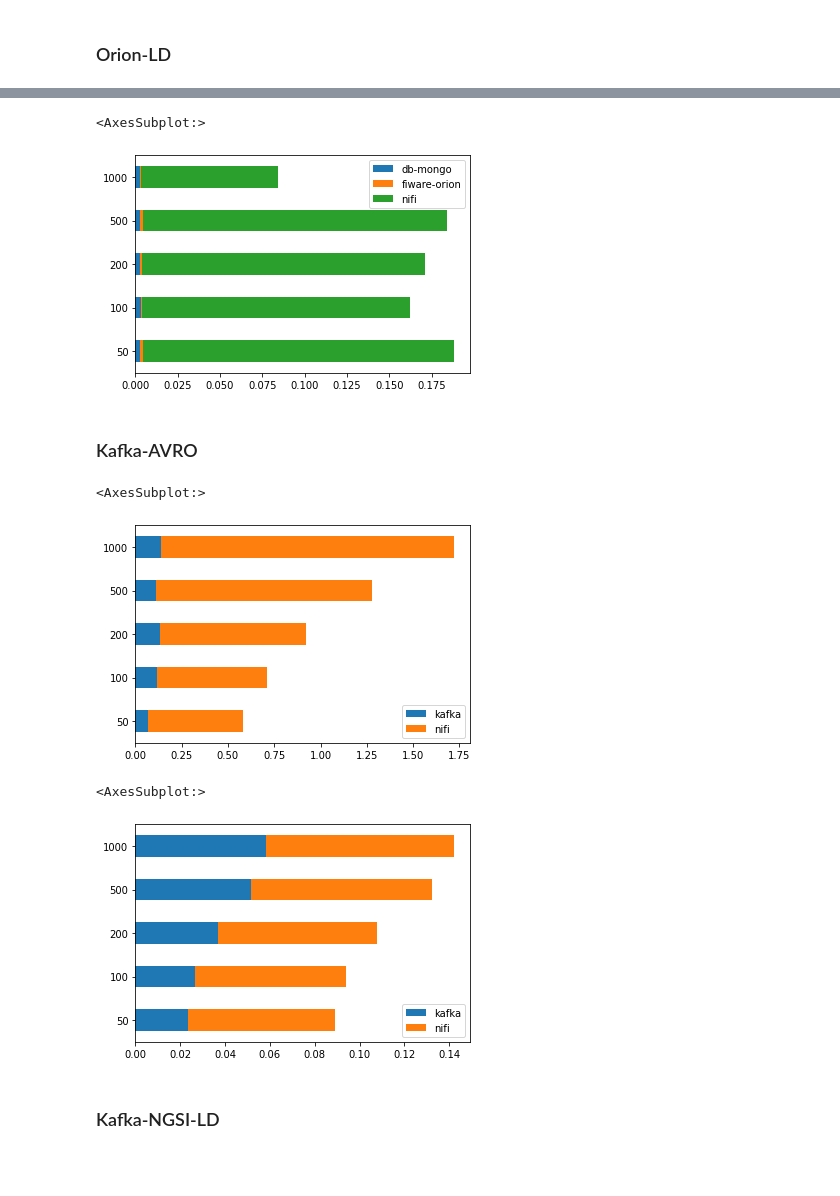
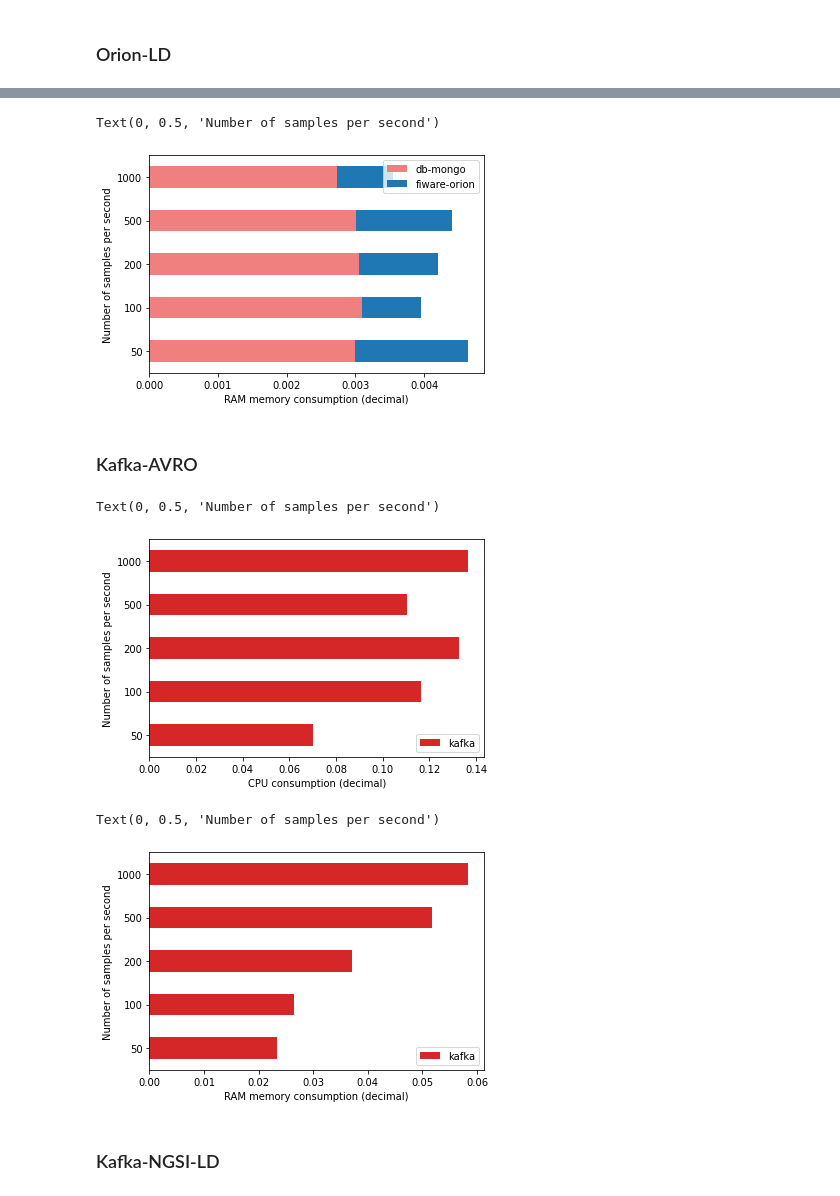
Before and after one commit to giros-dit/cim-prometheus-pipelines, a Jupyter notebook: Experiments.ipynb, the cells around one changed output, grey strips where cells are left out. Cells and saved outputs as stored; diff of their text form; code cells hidden in the pictures; blank space fills up the shorter version.

```diff
--- a/Experiments.ipynb
+++ b/Experiments.ipynb
@@ -197,6 +195,8 @@ scorpio_cpu = {}
 for table in scorpio_services:
     cpu_means = table.groupby("service").mean()["cpu"]
     for index,value in cpu_means.iteritems():
+        if index == "nifi":
+            continue
         if index not in scorpio_cpu:
             scorpio_cpu[index] = []
         scorpio_cpu[index].append(value)
@@ -211,6 +214,8 @@ scorpio_mem = {}
 for table in scorpio_services:
     mem_means = table.groupby("service").mean()["memory"]
     for index,value in mem_means.iteritems():
+        if index == "nifi":
+            continue
         if index not in scorpio_mem:
             scorpio_mem[index] = []
         scorpio_mem[index].append(value)
@@ -236,6 +244,8 @@ orion_cpu = {}
 for table in orion_services:
     cpu_means = table.groupby("service").mean()["cpu"]
     for index,value in cpu_means.iteritems():
+        if index == "nifi":
+            continue
         if index not in orion_cpu:
             orion_cpu[index] = []
         orion_cpu[index].append(value)
@@ -250,15 +263,20 @@ orion_mem = {}
 for table in orion_services:
     mem_means = table.groupby("service").mean()["memory"]
     for index,value in mem_means.iteritems():
+        if index == "nifi":
+            continue
         if index not in orion_mem:
             orion_mem[index] = []
         orion_mem[index].append(value)
 # %%
-mem = pd.DataFrame(orion_mem, index=events)
-mem.plot.barh(stacked=True)
+colors = ['lightcoral','tab:blue']
+orion_mem_df = pd.DataFrame(orion_mem, index=events)
+orion_mem_df_plot = orion_mem_df.plot.barh(stacked=True, color=colors)
+orion_mem_df_plot.set_xlabel("RAM memory consumption (decimal)")
+orion_mem_df_plot.set_ylabel("Number of samples per second")
 # %% [output]
-<AxesSubplot:>
+Text(0, 0.5, 'Number of samples per second')
-[figure, old version]
+[figure, new version]
 # %% [markdown]
 ### Kafka-AVRO
 # %%
@@ -279,11 +299,14 @@ for table in kafka_avro_services:
             kafka_avro_cpu[index] = []
         kafka_avro_cpu[index].append(value)
 # %%
-cpu = pd.DataFrame(kafka_avro_cpu, index=events)
-cpu.plot.barh(stacked=True)
+colors = ['tab:red']
+kafka_avro_cpu_df = pd.DataFrame(kafka_avro_cpu, index=events)
+kafka_avro_cpu_df_plot = kafka_avro_cpu_df.plot.barh(stacked=True, color=colors)
+kafka_avro_cpu_df_plot.set_xlabel("CPU consumption (decimal)")
+kafka_avro_cpu_df_plot.set_ylabel("Number of samples per second")
 # %% [output]
-<AxesSubplot:>
+Text(0, 0.5, 'Number of samples per second')
-[figure, old version]
+[figure, new version]
 # %%
 kafka_avro_mem = {}
 for table in kafka_avro_services:
@@ -293,11 +318,14 @@ for table in kafka_avro_services:
             kafka_avro_mem[index] = []
         kafka_avro_mem[index].append(value)
 # %%
-mem = pd.DataFrame(kafka_avro_mem, index=events)
-mem.plot.barh(stacked=True)
+colors = ['tab:red']
+kafka_avro_mem_df = pd.DataFrame(kafka_avro_mem, index=events)
+kafka_avro_mem_df_plot = kafka_avro_mem_df.plot.barh(stacked=True, color=colors)
+kafka_avro_mem_df_plot.set_xlabel("RAM memory consumption (decimal)")
+kafka_avro_mem_df_plot.set_ylabel("Number of samples per second")
 # %% [output]
-<AxesSubplot:>
+Text(0, 0.5, 'Number of samples per second')
-[figure, old version]
+[figure, new version]
 # %% [markdown]
 ### Kafka-NGSI-LD
 # %%
```
Also changed, not shown: parts of 12 cells of this notebook.
